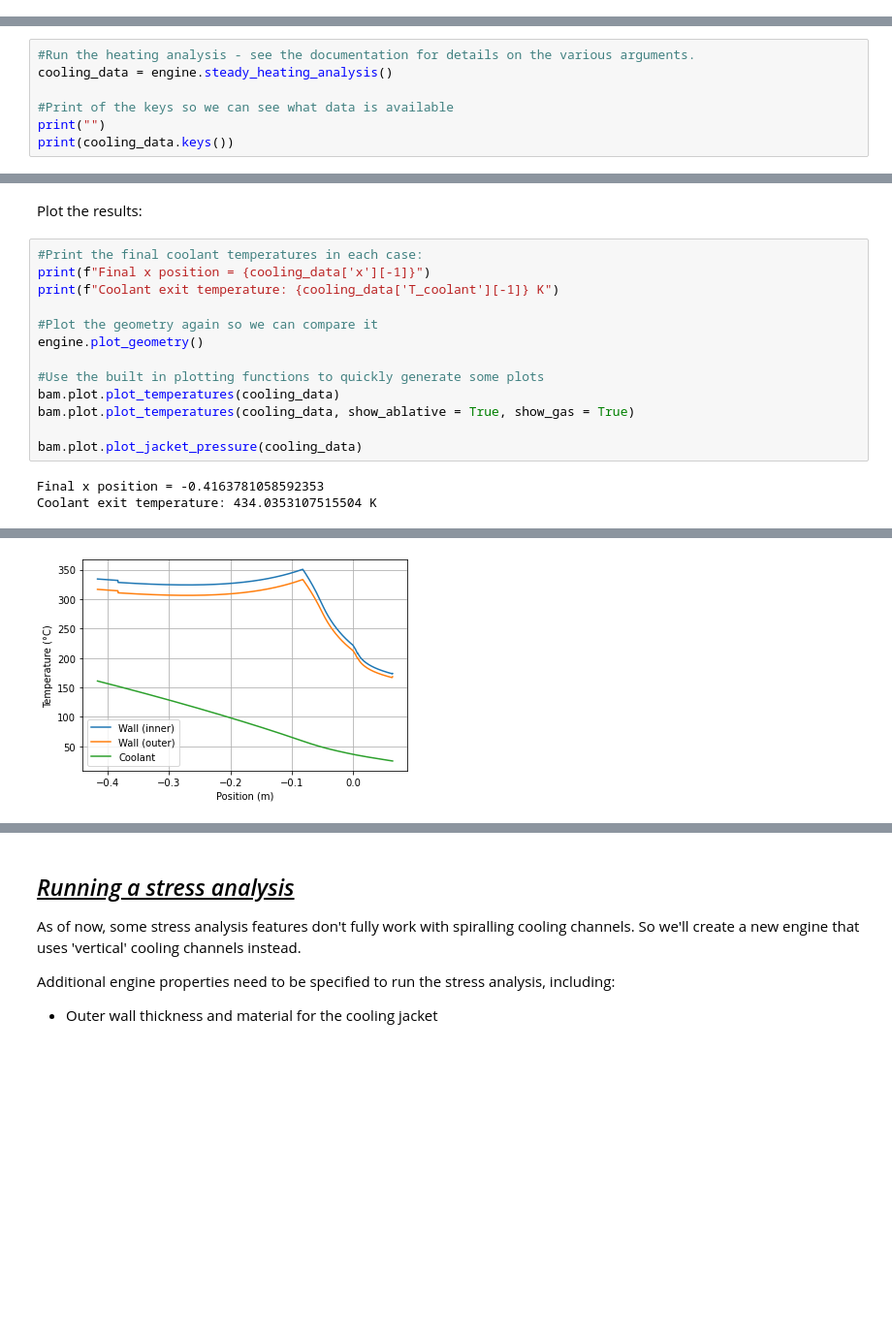
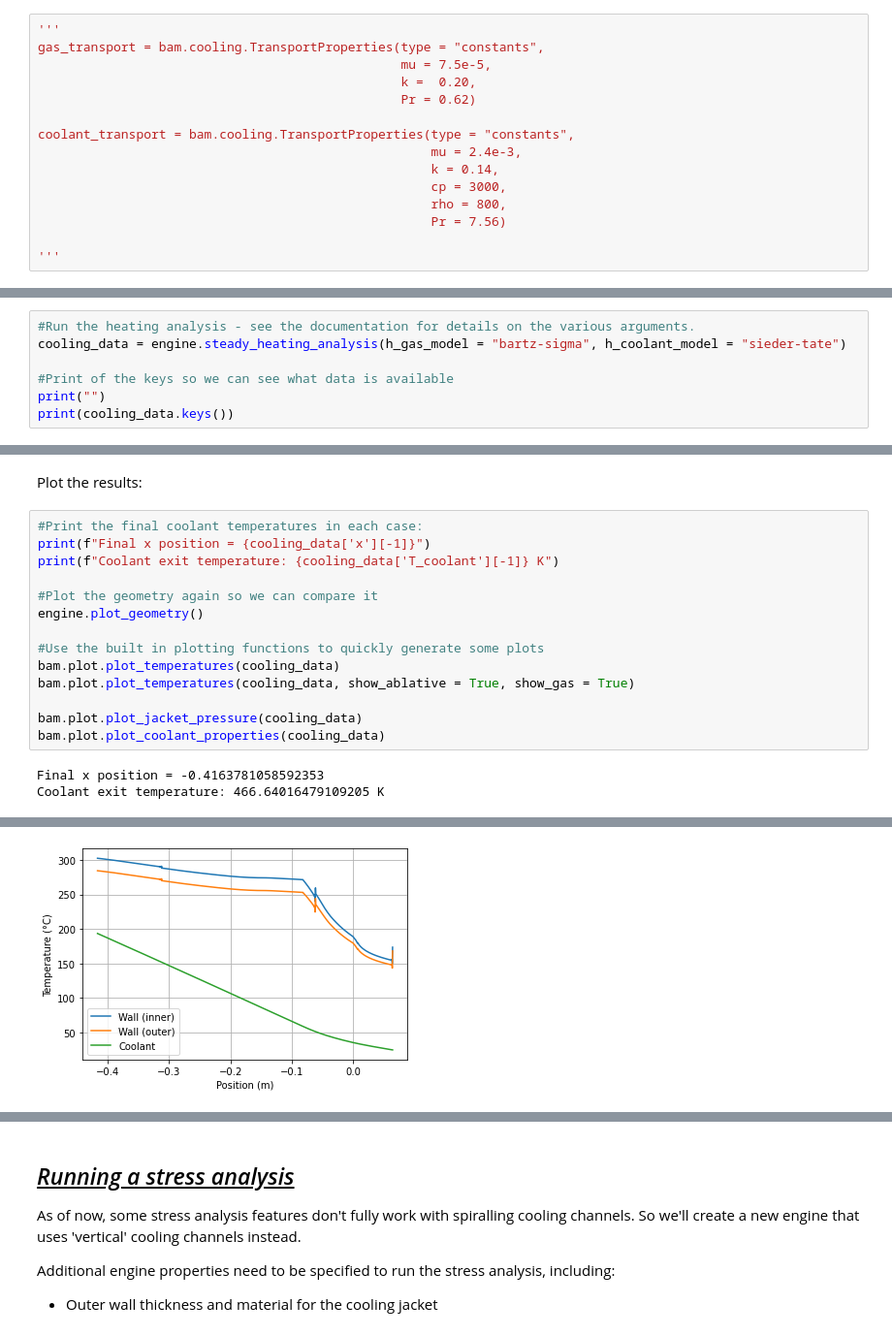
Before and after one commit to cuspaceflight/bamboo, a Jupyter notebook: Introduction to Bamboo.ipynb, the cells around one changed output, grey strips where cells are left out. Shown: that part at 97% size. Cells and saved outputs as stored; diff of their text form; blank space fills up the shorter version.

```diff
--- a/Introduction to Bamboo.ipynb
+++ b/Introduction to Bamboo.ipynb
@@ -143,3 +199,18 @@ engine.add_exhaust_transport(gas_transport)
+# %%
+'''
+gas_transport = bam.cooling.TransportProperties(type = "constants",
+                                                mu = 7.5e-5,
+                                                k =  0.20,
+                                                Pr = 0.62)
+
+coolant_transport = bam.cooling.TransportProperties(type = "constants",
+                                                    mu = 2.4e-3,
+                                                    k = 0.14,
+                                                    cp = 3000,
+                                                    rho = 800,
+                                                    Pr = 7.56)
+
+'''
 # %% [markdown]
 ### Engine geometry
 # %%
@@ -245,7 +310,7 @@ engine.add_ablative(ablative_material,
 We can now run a steady state heating simulation with relative ease. This uses the idea of thermal circuits to find the heat transfer through the wall, and temperatures at each point.
 # %%
 #Run the heating analysis - see the documentation for details on the various arguments.
-cooling_data = engine.steady_heating_analysis()
+cooling_data = engine.steady_heating_analysis(h_gas_model = "bartz-sigma", h_coolant_model = "sieder-tate")
 
 #Print of the keys so we can see what data is available
 print("")
@@ -259,18 +324,19 @@ Plot the results:
 # %%
 #Print the final coolant temperatures in each case:
 print(f"Final x position = {cooling_data['x'][-1]}")
 print(f"Coolant exit temperature: {cooling_data['T_coolant'][-1]} K")
 
 #Plot the geometry again so we can compare it
 engine.plot_geometry()
 
 #Use the built in plotting functions to quickly generate some plots
 bam.plot.plot_temperatures(cooling_data)
 bam.plot.plot_temperatures(cooling_data, show_ablative = True, show_gas = True)
 
 bam.plot.plot_jacket_pressure(cooling_data)
+bam.plot.plot_coolant_properties(cooling_data)
 # %% [output]
 Final x position = -0.4163781058592353
-Coolant exit temperature: 434.0353107515504 K
+Coolant exit temperature: 466.64016479109205 K
 [figure]
-[figure, old version]
+[figure, new version]
```
Also changed, not shown: parts of 9 cells of this notebook, 25 other files.
